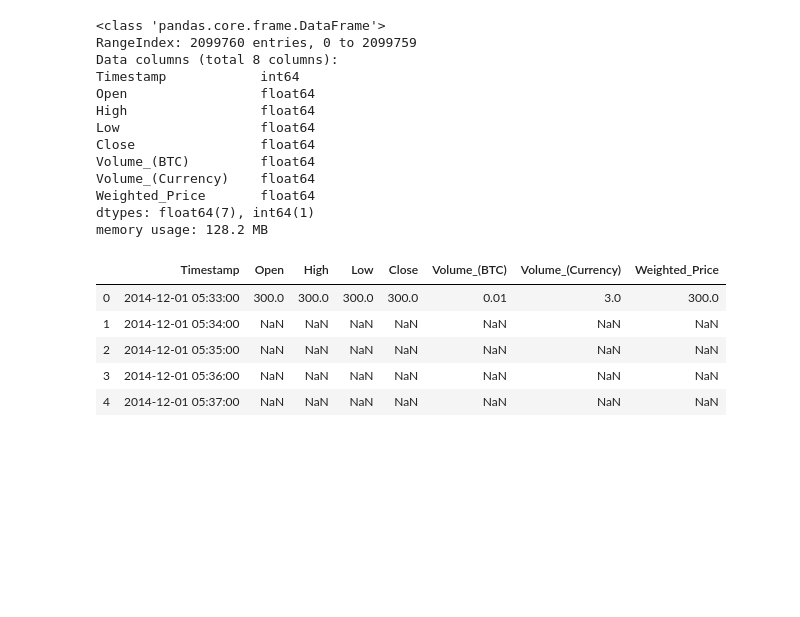
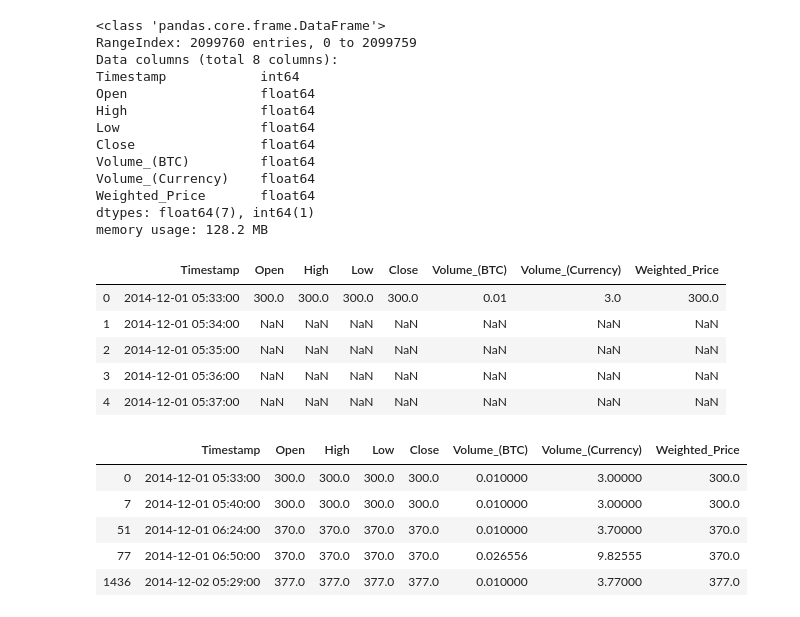
Before and after one commit to fakecoinbase/covs67slashbitpredictor, a Jupyter notebook: clean_data.ipynb, the cells around one changed output. Cells and saved outputs as stored; diff of their text form; code cells hidden in the pictures; blank space fills up the shorter version.

```diff
--- a/clean_data.ipynb
+++ b/clean_data.ipynb
@@ -296,3 +296,13 @@ coinbase.head()
 | 2 | 2014-12-01 05:35:00 | NaN | NaN | NaN | NaN | NaN | NaN | NaN |
 | 3 | 2014-12-01 05:36:00 | NaN | NaN | NaN | NaN | NaN | NaN | NaN |
 | 4 | 2014-12-01 05:37:00 | NaN | NaN | NaN | NaN | NaN | NaN | NaN |
+# %%
+coinbase = coinbase.dropna()#removes NaN values
+coinbase.head()
+# %% [output]
+|  | Timestamp | Open | High | Low | Close | Volume_(BTC) | Volume_(Currency) | Weighted_Price |
+| 0 | 2014-12-01 05:33:00 | 300.0 | 300.0 | 300.0 | 300.0 | 0.010000 | 3.00000 | 300.0 |
+| 7 | 2014-12-01 05:40:00 | 300.0 | 300.0 | 300.0 | 300.0 | 0.010000 | 3.00000 | 300.0 |
+| 51 | 2014-12-01 06:24:00 | 370.0 | 370.0 | 370.0 | 370.0 | 0.010000 | 3.70000 | 370.0 |
+| 77 | 2014-12-01 06:50:00 | 370.0 | 370.0 | 370.0 | 370.0 | 0.026556 | 9.82555 | 370.0 |
+| 1436 | 2014-12-02 05:29:00 | 377.0 | 377.0 | 377.0 | 377.0 | 0.010000 | 3.77000 | 377.0 |
```
Also changed, not shown: parts of 4 cells of this notebook.
